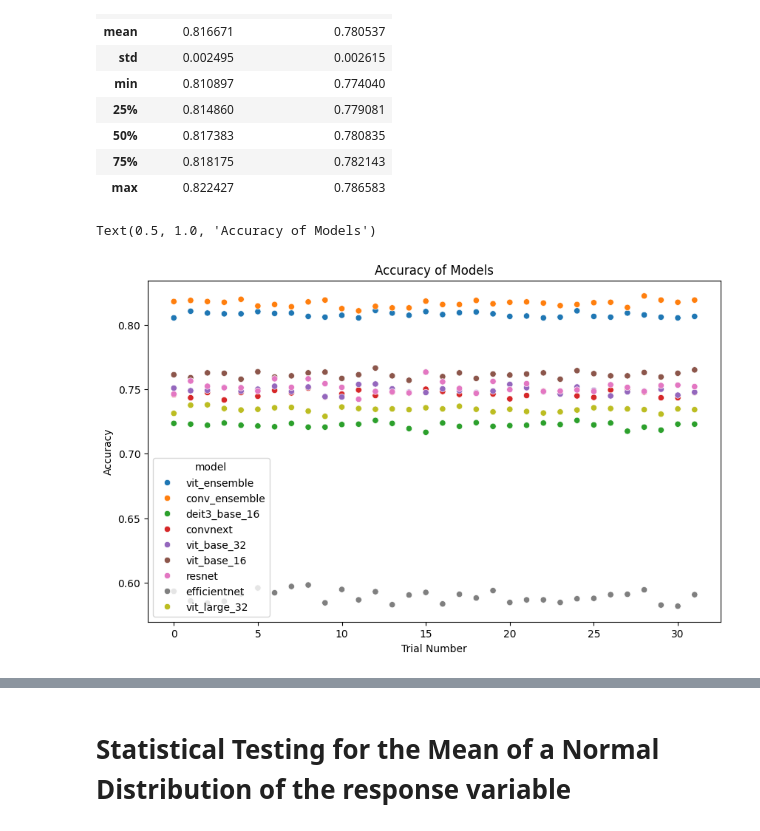
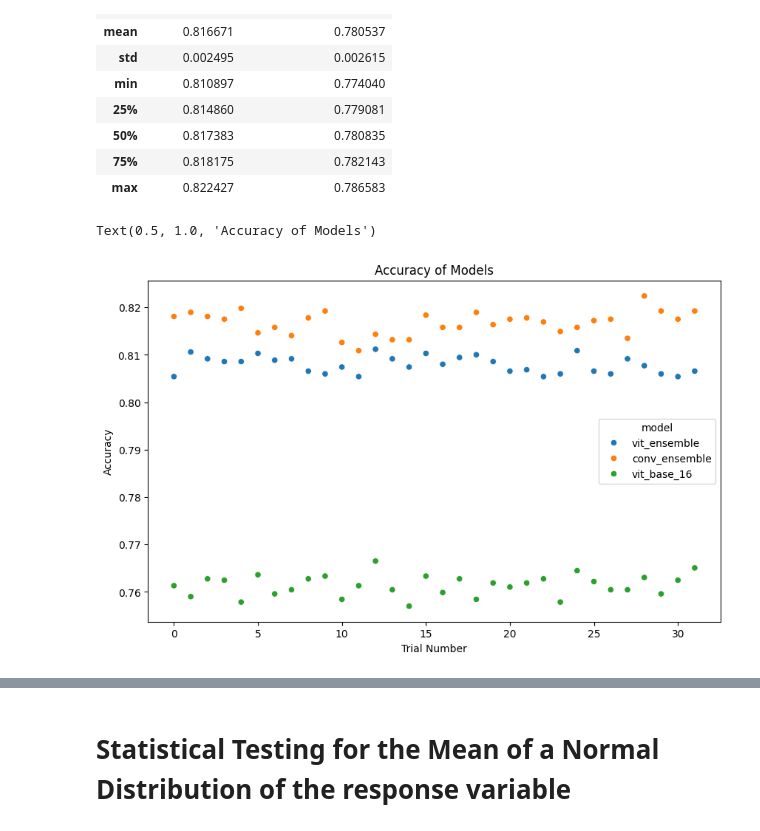
Before and after one commit to Antonio-Tresol/vits_ensemble_cr_leaves, a Jupyter notebook: metrics/metrics_analysis.ipynb, the cells around one changed output, grey strips where cells are left out. Saved outputs shown, nothing was run; the diff lists cells and outputs as text; code cells hidden in the pictures.

```diff
--- a/metrics/metrics_analysis.ipynb
+++ b/metrics/metrics_analysis.ipynb
@@ -44,41 +37,28 @@ import seaborn as sns
 # %%
 all_metrics = pd.concat(
     [
         vit_ensemble,
         conv_ensemble,
-        deit3_base_16,
-        convnext,
-        vit_base_32,
         vit_base_16,
-        resnet,
-        efficientnet,
-        vit_large_32,
     ],
     axis=0,
 )
 
 
 all_metrics["model"] = (
     ["vit_ensemble"] * vit_ensemble.shape[0]
     + ["conv_ensemble"] * conv_ensemble.shape[0]
-
-    + ["deit3_base_16"] * deit3_base_16.shape[0]
-    + ["convnext"] * convnext.shape[0]
-    + ["vit_base_32"] * vit_base_32.shape[0]
     + ["vit_base_16"] * vit_base_16.shape[0]
-    + ["resnet"] * resnet.shape[0]
-    + ["efficientnet"] * efficientnet.shape[0]
-    + ["vit_large_32"] * vit_large_32.shape[0]
 )
 
 all_metrics
 
 
 plt.figure(figsize=(10, 6))
 sns.scatterplot(data=all_metrics, x=all_metrics.index, y="test/Accuracy", hue="model")
 plt.xlabel("Trial Number")
 plt.ylabel("Accuracy")
 plt.title("Accuracy of Models")
 # %% [output]
 Text(0.5, 1.0, 'Accuracy of Models')
-[figure, old version]
+[figure, new version]
```
Also changed, not shown: parts of 11 cells of this notebook.
